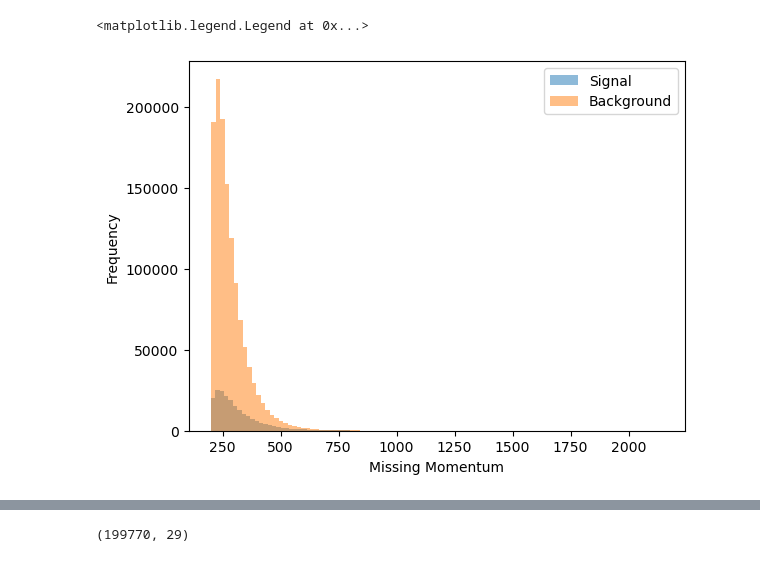
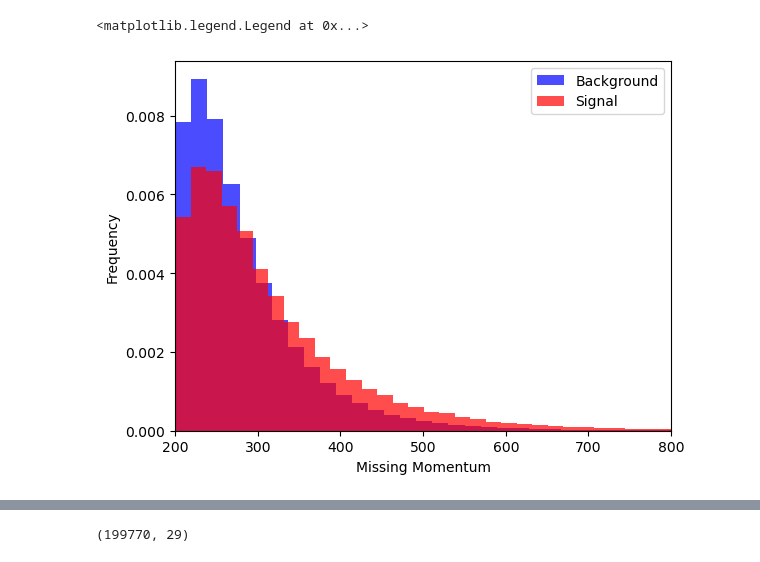
Before and after one commit to inigostibbe/msciproject, a Jupyter notebook: test.ipynb, the cells around one changed output, grey strips where cells are left out. Drawn from its saved outputs; the diff is of its cells as text; code cells hidden in the pictures.

```diff
--- a/test.ipynb
+++ b/test.ipynb
@@ -7,17 +7,20 @@ background_data = pd.read_hdf("/dice/projects/CMS/Hinv/datasets_for_ml_training/
 # %%
 # Plot the signal and background data
 
 import matplotlib.pyplot as plt
 
-# Create hisograms for missing momemntum for signal and background
+# Create histograms for missing momentum for signal and background
 
-plt.hist(signal_data["InputMet_pt"], bins=100, alpha=0.5, label='Signal')
-plt.hist(background_data["InputMet_pt"], bins=100, alpha=0.5, label='Background')
+plt.hist(background_data["InputMet_pt"], bins=100, alpha=0.7, label='Background', color='blue', density=True)
+plt.hist(signal_data["InputMet_pt"], bins=100, alpha=0.7, label='Signal', color='red', density=True)
 
 plt.xlabel('Missing Momentum')
 plt.ylabel('Frequency')
 
+# Cutoff x axis at 1000
+plt.xlim(200,800)
+
 plt.legend(loc='upper right')
 # %% [output]
 <matplotlib.legend.Legend at 0x...>
-[figure, old version]
+[figure, new version]
```
Also changed, not shown: parts of 1 cell of this notebook.
